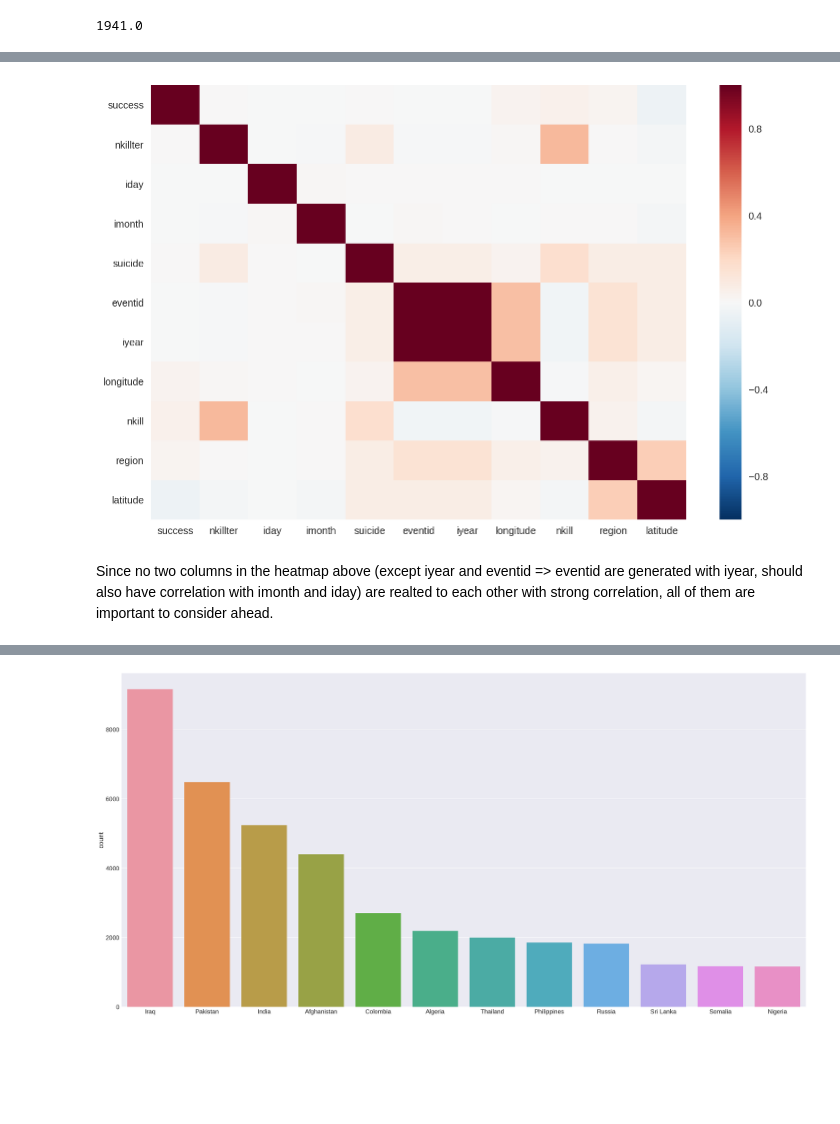
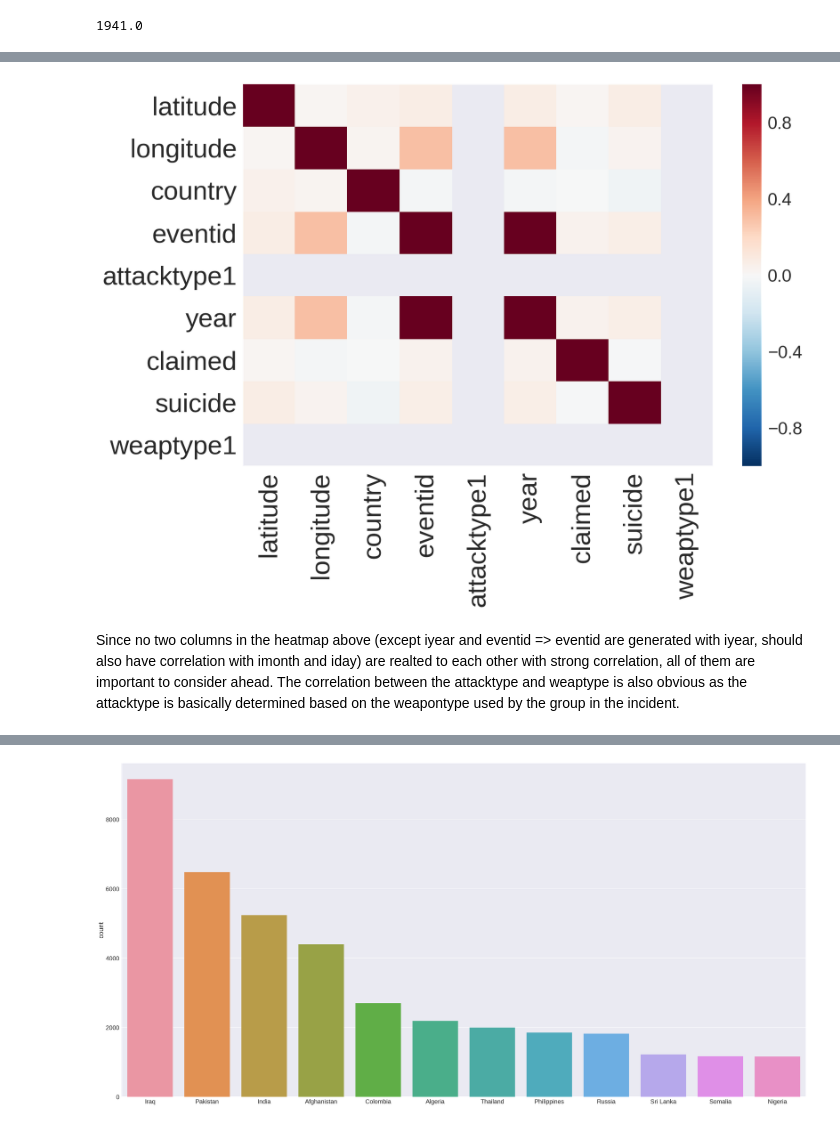
Before and after one commit to rnepal2/Global-Terrorism-Data-Analysis, a Jupyter notebook: gtd_analysis.ipynb, the cells around one changed output, grey strips where cells are left out. Drawn from its saved outputs; the diff is of its cells as text; code cells hidden in the pictures; blank space fills up the shorter version.

```diff
--- a/gtd_analysis.ipynb
+++ b/gtd_analysis.ipynb
@@ -93,0 +124,3 @@ df.columns, print(df.columns.shape)
+# %%
+data_frame = pd.DataFrame(df, columns=imp_columns)
+data_frame.head()
@@ -128,5 +179,5 @@ The claimed has only three unique values: 0: Not claimed, 1: claimed and -9: Unk
 
 If the value is missing we assume that the incident was not claimed ie. NaN => 0.
 # %%
-df['claimed'] = df['claimed'].fillna(0)
+data_frame['claimed'] = data_frame['claimed'].fillna(0)
 # %%
@@ -151,8 +202,9 @@ df[tmp_list][df['latitude'].isnull() & df['city'].isnull()].shape
 # %% [markdown]
 Since only 17 of the events miss both of the city and longitude information simultaneously. We we reciprocate the 'city' and 'latitude/longitude' missing values from each other columns. Those 17 events which miss both can be dropped.
 # %%
-rows_missing_both_city_coords = df[['city', 'latitude', 'longitude']][df['latitude'].isnull() & df['city'].isnull()].index.tolist()
+rows_missing_both_city_coords = data_frame[['city', 'latitude', 'longitude']][data_frame['latitude'].isnull() &
+                                data_frame['city'].isnull()].index.tolist()
 
 # the new df ahead will not contain those 17 events: dropping those events
-df = df.drop(rows_missing_both_city_coords)
+data_frame = data_frame.drop(rows_missing_both_city_coords)
 # %%
@@ -268,8 +322,0 @@ plt.show()
-# %%
-# Create a DataFrame with only interesting columns
-
-columns_dict = {'eventid', 'iyear', 'imonth', 'iday',  'country_txt', 'region', 'city', 'longitude', 'latitude',
-                'success', 'suicide', 'attacktype1_txt', 'targtype1_txt', 'weaptype1_txt', 'nkill' ,'nkillter' , 'gname'}
-data_frame = pd.DataFrame(df, columns=columns_dict)
-data_frame = data_frame.reindex_axis(columns_dict, axis='columns')
-data_frame.tail(n=5)
@@ -349,15 +390,14 @@ plt.show()
 # %%
-new_df = pd.DataFrame(df, columns=columns_dict)
-
-
+tmp_df = pd.DataFrame(data_frame, columns={'eventid', 'year', 'country', 'longitude', 'latitude', 'claimed', 'suicide',
+                                   'attacktype1', 'weaptype1'})
 fig, ax = plt.subplots(figsize=(12,8))
-sns.set_context("notebook", font_scale=1, rc={"lines.linewidth": 1.0})
-ax = sns.heatmap(new_df.corr(), cbar=True, ax=ax)
+sns.set_context("notebook", font_scale=2, rc={"lines.linewidth": 1.0})
+ax = sns.heatmap(tmp_df.corr(), cbar=True, ax=ax)
 plt.show()
 # %% [output]
-[figure, old version]
+[figure, new version]
 # %% [markdown]
-Since no two columns in the heatmap above (except iyear and eventid => eventid are generated with iyear, should also have correlation with imonth and iday) are realted to each other with strong correlation, all of them are important to consider ahead.
+Since no two columns in the heatmap above (except iyear and eventid => eventid are generated with iyear, should also have correlation with imonth and iday) are realted to each other with strong correlation, all of them are important to consider ahead. The correlation between the attacktype and weaptype is also obvious as the attacktype is basically determined based on the weapontype used by the group in the incident.
 # %%
 # Total number of incidents without claim: not 0 or 1 value, something else
 
```
Also changed, not shown: parts of 97 cells of this notebook.
